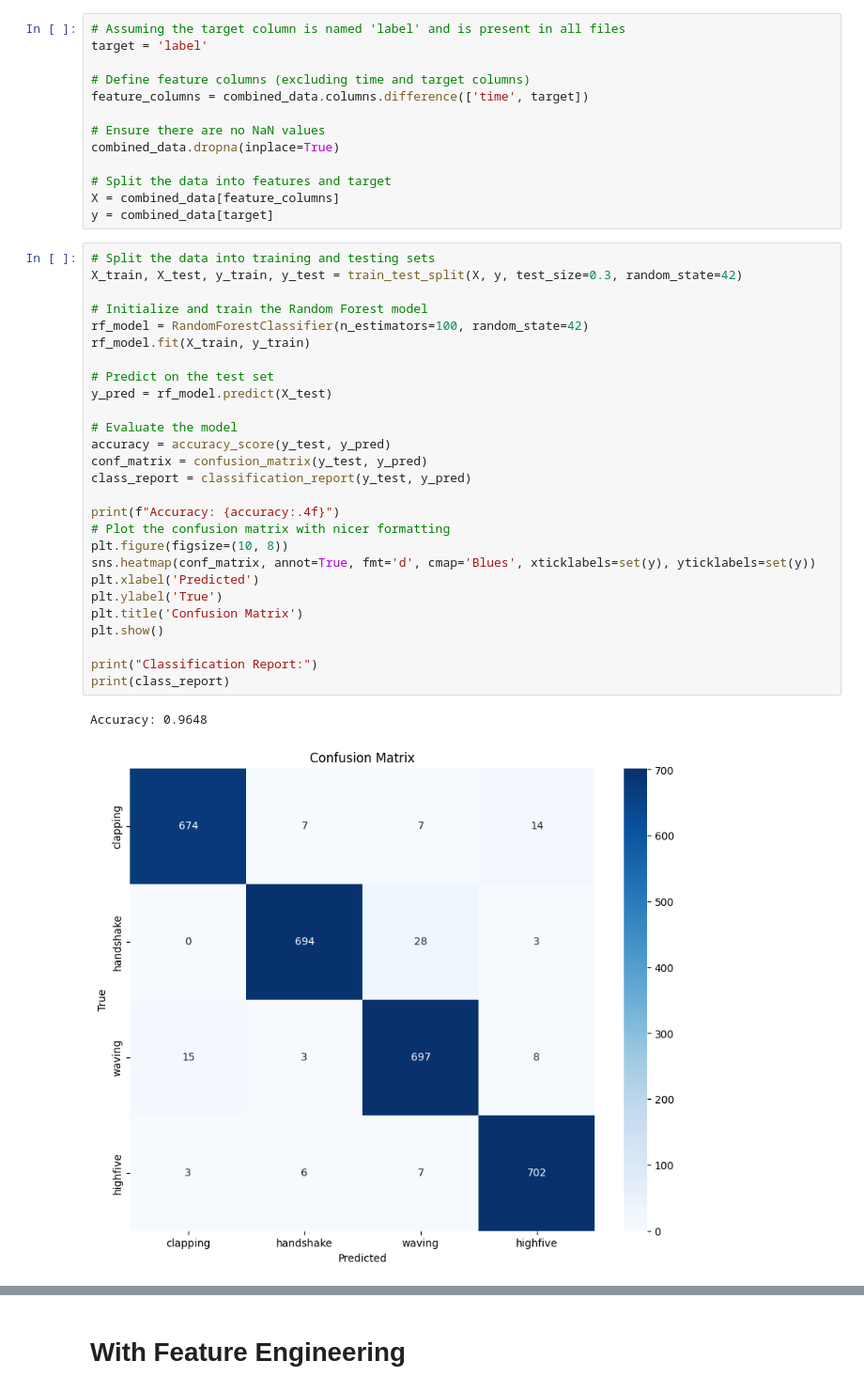
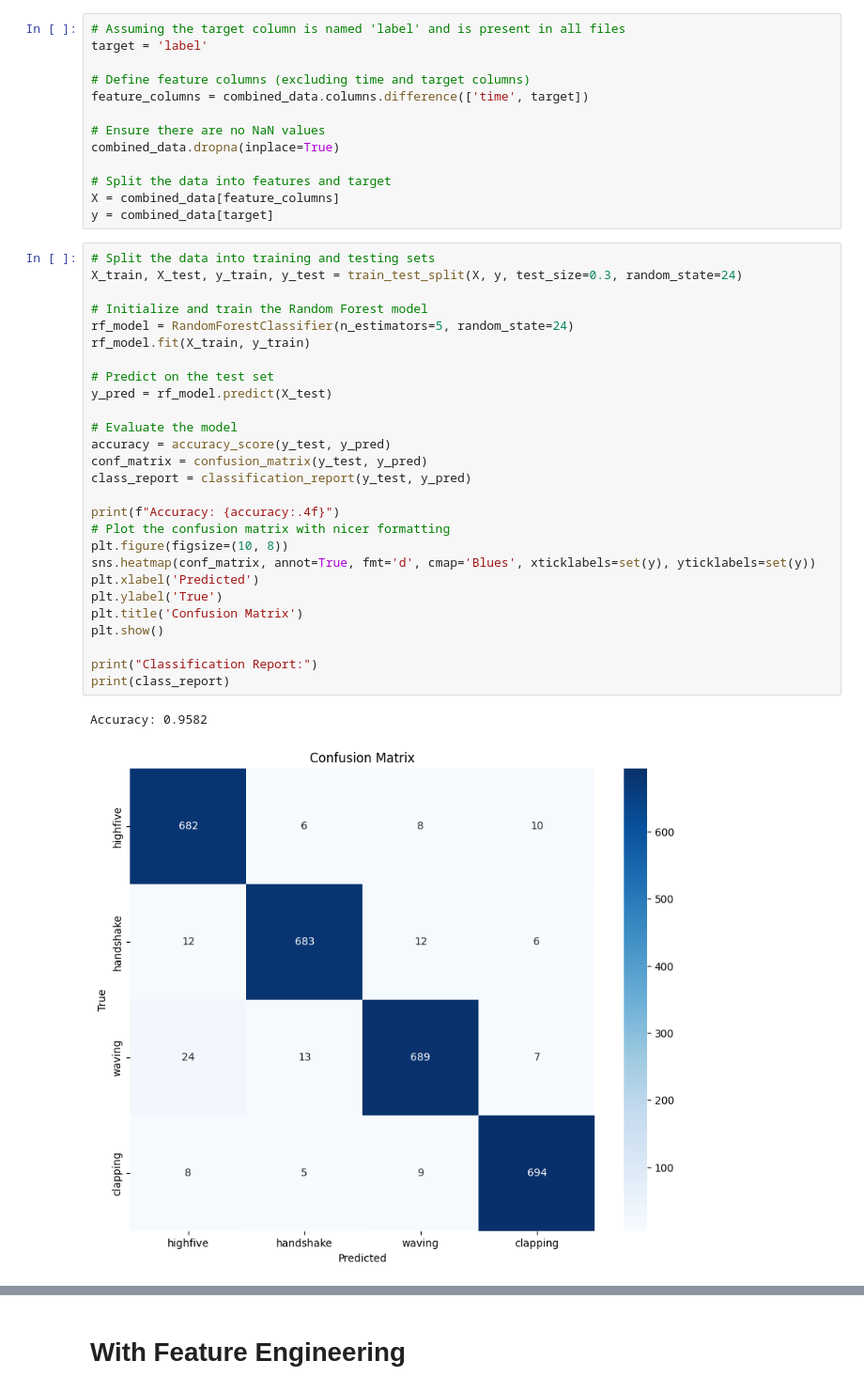
Before and after one commit to priyankvenkat/ml4qs-gesture-recognition, a Jupyter notebook: Combined 80mins/Feature Engineering + RF Model.ipynb, the cells around one changed output, grey strips where cells are left out. Shown at 94% size. Saved outputs shown, nothing was run; the diff lists cells and outputs as text.

```diff
--- a/Combined 80mins/Feature Engineering + RF Model.ipynb
+++ b/Combined 80mins/Feature Engineering + RF Model.ipynb
@@ -68,34 +69,34 @@ X = combined_data[feature_columns]
 y = combined_data[target]
 # %%
 # Split the data into training and testing sets
-X_train, X_test, y_train, y_test = train_test_split(X, y, test_size=0.3, random_state=42)
+X_train, X_test, y_train, y_test = train_test_split(X, y, test_size=0.3, random_state=24)
 
 # Initialize and train the Random Forest model
-rf_model = RandomForestClassifier(n_estimators=100, random_state=42)
+rf_model = RandomForestClassifier(n_estimators=5, random_state=24)
 rf_model.fit(X_train, y_train)
 
 # Predict on the test set
 y_pred = rf_model.predict(X_test)
 
 # Evaluate the model
 accuracy = accuracy_score(y_test, y_pred)
 conf_matrix = confusion_matrix(y_test, y_pred)
 class_report = classification_report(y_test, y_pred)
 
 print(f"Accuracy: {accuracy:.4f}")
 # Plot the confusion matrix with nicer formatting
 plt.figure(figsize=(10, 8))
 sns.heatmap(conf_matrix, annot=True, fmt='d', cmap='Blues', xticklabels=set(y), yticklabels=set(y))
 plt.xlabel('Predicted')
 plt.ylabel('True')
 plt.title('Confusion Matrix')
 plt.show()
 
 print("Classification Report:")
 print(class_report)
 # %% [output]
-Accuracy: 0.9648
+Accuracy: 0.9582
-[figure, old version]
+[figure, new version]
 Classification Report:
               precision    recall  f1-score   support
 
```
Also changed, not shown: parts of 18 cells of this notebook.
